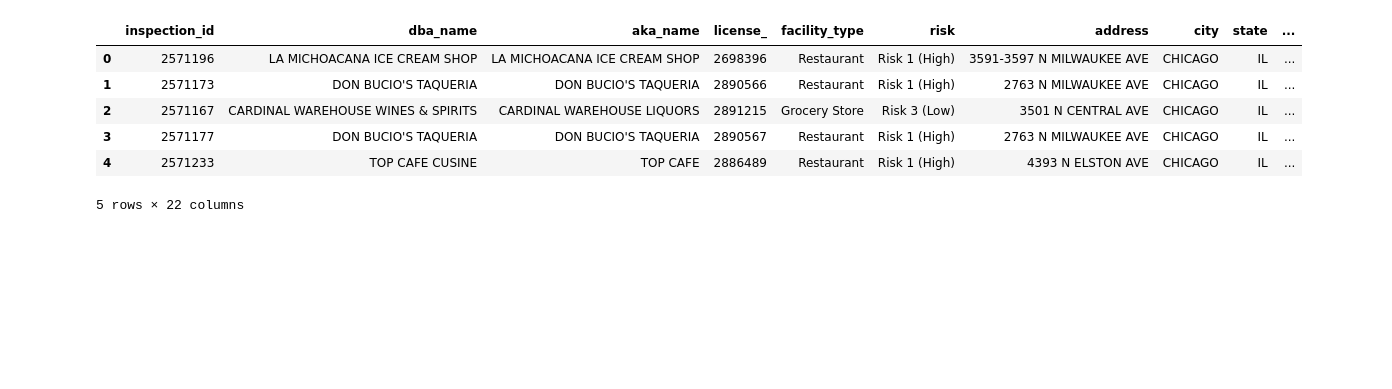
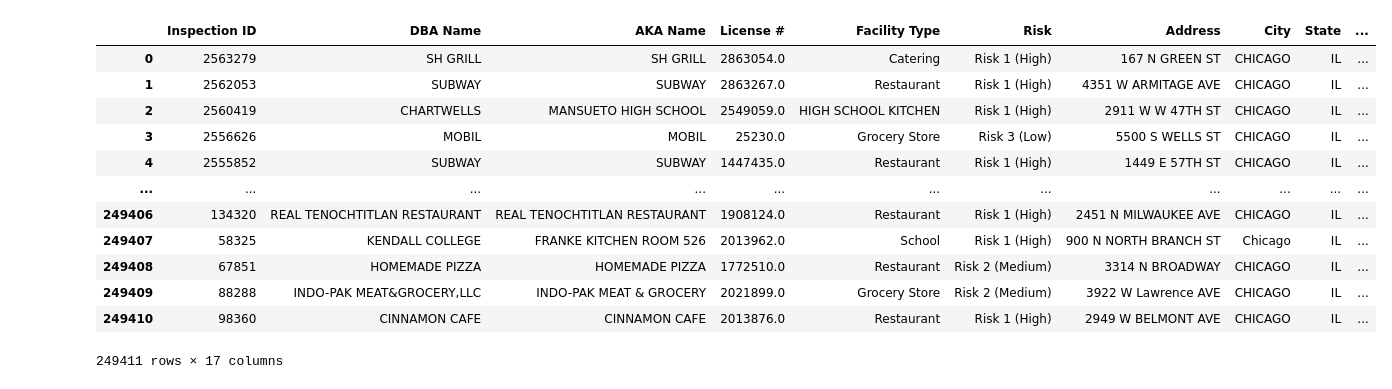
Before and after one commit to flindwall/chicago-food-inspections, a Jupyter notebook: Code/StarterAnalysis.ipynb, the cells around one changed output. Saved outputs shown, nothing was run; the diff lists cells and outputs as text; code cells hidden in the pictures; blank space fills up the shorter version.

```diff
--- a/Code/StarterAnalysis.ipynb
+++ b/Code/StarterAnalysis.ipynb
@@ -7,18 +0,0 @@ import datetime
-# %%
-#specify url
-url = "https://data.cityofchicago.org/resource/4ijn-s7e5.json"
-
-#retrieve json data and convert to pandas dataframe
-res = requests.get(url).json()
-#print("request returned")
-
-df = pd.DataFrame.from_records(res)
-df.head()
-# %% [output]
-|  | inspection_id | dba_name | aka_name | license_ | facility_type | risk | address | city | state | ... |
-| 0 | 2571196 | LA MICHOACANA ICE CREAM SHOP | LA MICHOACANA ICE CREAM SHOP | 2698396 | Restaurant | Risk 1 (High) | 3591-3597 N MILWAUKEE AVE | CHICAGO | IL | ... |
-| 1 | 2571173 | DON BUCIO'S TAQUERIA | DON BUCIO'S TAQUERIA | 2890566 | Restaurant | Risk 1 (High) | 2763 N MILWAUKEE AVE | CHICAGO | IL | ... |
-| 2 | 2571167 | CARDINAL WAREHOUSE WINES & SPIRITS | CARDINAL WAREHOUSE LIQUORS | 2891215 | Grocery Store | Risk 3 (Low) | 3501 N CENTRAL AVE | CHICAGO | IL | ... |
-| 3 | 2571177 | DON BUCIO'S TAQUERIA | DON BUCIO'S TAQUERIA | 2890567 | Restaurant | Risk 1 (High) | 2763 N MILWAUKEE AVE | CHICAGO | IL | ... |
-| 4 | 2571233 | TOP CAFE CUSINE | TOP CAFE | 2886489 | Restaurant | Risk 1 (High) | 4393 N ELSTON AVE | CHICAGO | IL | ... |
-5 rows × 22 columns
@@ -25,2 +6,24 @@ df.head()
+# %%
+# load file
+food_inspections_to_load = "Food_Inspections.csv"
+
+# read in file and store in dataframe
+food_inspections_df = pd.read_csv(food_inspections_to_load)
+
+food_inspections_df
+# %% [output]
+|  | Inspection ID | DBA Name | AKA Name | License # | Facility Type | Risk | Address | City | State | ... |
+| 0 | 2563279 | SH GRILL | SH GRILL | 2863054.0 | Catering | Risk 1 (High) | 167 N GREEN ST | CHICAGO | IL | ... |
+| 1 | 2562053 | SUBWAY | SUBWAY | 2863267.0 | Restaurant | Risk 1 (High) | 4351 W ARMITAGE AVE | CHICAGO | IL | ... |
+| 2 | 2560419 | CHARTWELLS | MANSUETO HIGH SCHOOL | 2549059.0 | HIGH SCHOOL KITCHEN | Risk 1 (High) | 2911 W W 47TH ST | CHICAGO | IL | ... |
+| 3 | 2556626 | MOBIL | MOBIL | 25230.0 | Grocery Store | Risk 3 (Low) | 5500 S WELLS ST | CHICAGO | IL | ... |
+| 4 | 2555852 | SUBWAY | SUBWAY | 1447435.0 | Restaurant | Risk 1 (High) | 1449 E 57TH ST | CHICAGO | IL | ... |
+| ... | ... | ... | ... | ... | ... | ... | ... | ... | ... | ... |
+| 249406 | 134320 | REAL TENOCHTITLAN RESTAURANT | REAL TENOCHTITLAN RESTAURANT | 1908124.0 | Restaurant | Risk 1 (High) | 2451 N MILWAUKEE AVE | CHICAGO | IL | ... |
+| 249407 | 58325 | KENDALL COLLEGE | FRANKE KITCHEN ROOM 526 | 2013962.0 | School | Risk 1 (High) | 900 N NORTH BRANCH ST | Chicago | IL | ... |
+| 249408 | 67851 | HOMEMADE PIZZA | HOMEMADE PIZZA | 1772510.0 | Restaurant | Risk 2 (Medium) | 3314 N BROADWAY | CHICAGO | IL | ... |
+| 249409 | 88288 | INDO-PAK MEAT&GROCERY,LLC | INDO-PAK MEAT & GROCERY | 2021899.0 | Grocery Store | Risk 2 (Medium) | 3922 W Lawrence AVE | CHICAGO | IL | ... |
+| 249410 | 98360 | CINNAMON CAFE | CINNAMON CAFE | 2013876.0 | Restaurant | Risk 1 (High) | 2949 W BELMONT AVE | CHICAGO | IL | ... |
+249411 rows × 17 columns
 # %%
 #drop columns that we we will not use in our analysis
```
Also changed, not shown: parts of 26 cells of this notebook.
